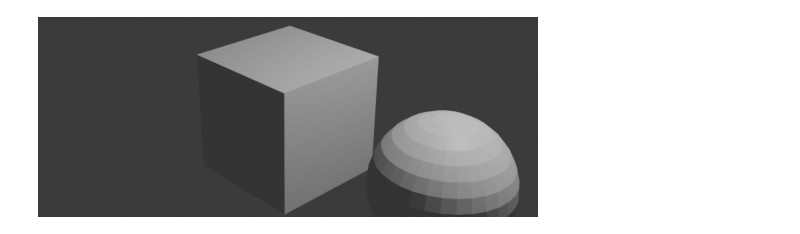
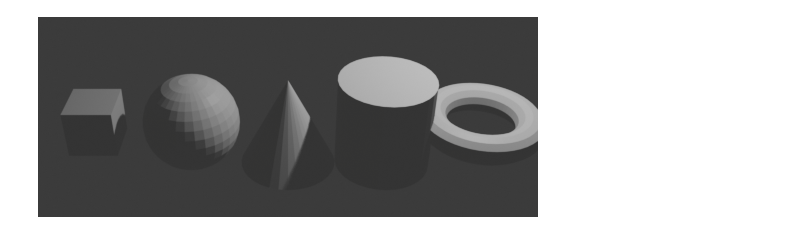
Before and after one commit to kolibril13/ipyblender-experimental, a Jupyter notebook: n1d_add_objects.ipynb, the cells around one changed output. Drawn from its saved outputs; the diff is of its cells as text; code cells hidden in the pictures.

Commit message:
objects

```diff
--- a/n1d_add_objects.ipynb
+++ b/n1d_add_objects.ipynb
@@ -11,14 +11,12 @@ def fresh_scene():
             obj.select_set(True)
         else:
             obj.select_set(False)
-
-def set_resolution():
-    bpy.context.scene.render.resolution_x = 500
-    bpy.context.scene.render.resolution_y = 200
+    bpy.ops.object.delete()
 
 def render_result():
     bpy.ops.render.render()
     bpy.data.images['Render Result'].save_render(filepath="img.png")
     display(Image(filename="img.png"))
 
-set_resolution()
+bpy.context.scene.render.resolution_x = 500
+bpy.context.scene.render.resolution_y = 200
@@ -25,22 +49,20 @@ set_resolution()
 # %%
 fresh_scene()
 
-# Add a cube
-bpy.ops.mesh.primitive_cube_add(size=2, location=(0, 0, 0))
+# Add objects at specific positions to form a grid
+bpy.ops.mesh.primitive_cube_add(size=1, location=(-4, 0, 0))
+bpy.ops.mesh.primitive_uv_sphere_add(radius=1, location=(-2, 0, 0))
+bpy.ops.mesh.primitive_cone_add(radius1=1, depth=2, location=(0, 0, 0))
+bpy.ops.mesh.primitive_cylinder_add(radius=1, depth=2, location=(2, 0, 0))
+bpy.ops.mesh.primitive_torus_add(major_radius=1, minor_radius=0.3, location=(4,0, 0))
 
-# Add a UV sphere
-bpy.ops.mesh.primitive_uv_sphere_add(radius=1, location=(3, 0, 0))
+# Set camera location
+camera_object = bpy.data.objects["Camera"]
 
-# Add a cone
-bpy.ops.mesh.primitive_cone_add(radius1=1, depth=2, location=(6, 0, 0))
+camera_object.location = (0, -12, 8)
 
-# Add a cylinder
-bpy.ops.mesh.primitive_cylinder_add(radius=1, depth=2, location=(9, 0, 0))
-
-# Add a torus
-bpy.ops.mesh.primitive_torus_add(major_radius=1, minor_radius=0.3, location=(12, 0, 0))
-
-
+# Point camera towards the center of the grid
+camera_object.rotation_euler = (0.99,0,0)
 render_result()
 # %% [output]
-[figure, old version]
+[figure, new version]
```
Also changed, not shown: parts of 3 cells of this notebook, 2 other files.
